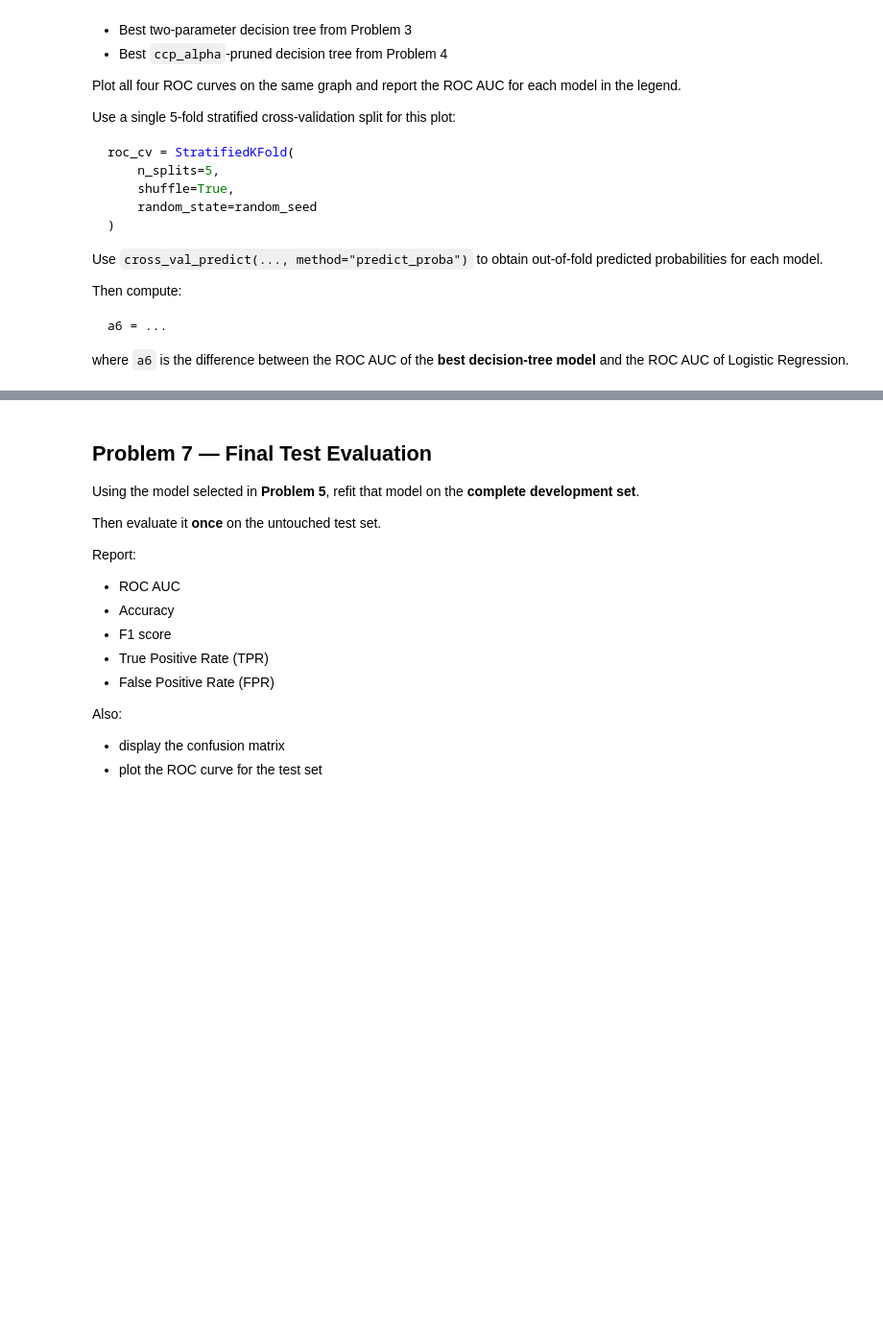
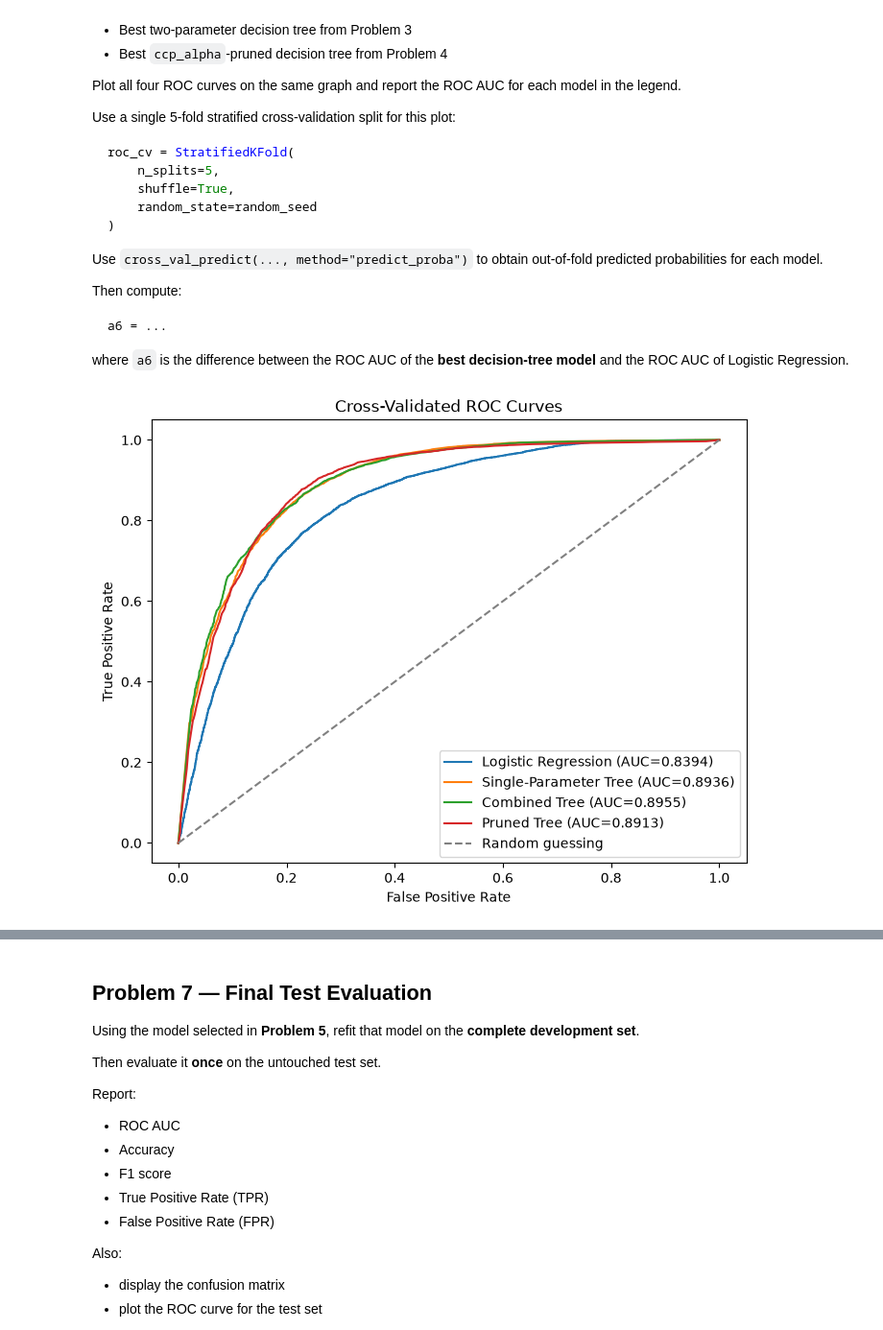
Before and after one commit to anamomds/machinelearningfall26, a Jupyter notebook: Homework_06.ipynb, the cells around one changed output, grey strips where cells are left out. Shown at 96% size. Drawn from its saved outputs; the diff is of its cells as text; code cells hidden in the pictures; blank space fills up the shorter version.

```diff
--- a/Homework_06.ipynb
+++ b/Homework_06.ipynb
@@ -965,7 +1075,7 @@ where `a4` is the selected value of `ccp_alpha`.
 # %%
 # Your answer here, NOT in the next cell
 
-a4 = 0      # Replace with the selected value of `ccp_alpha`
+a4 = best_alpha_row["ccp_alpha"]      # Replace with the selected value of `ccp_alpha`
 # %%
 # Graded Answer
 # DO NOT change this cell in any way
@@ -1065,0 +1237,55 @@ where `a6` is the difference between the ROC AUC of the **best decision-tree mod
+# %%
+models = {
+    "Logistic Regression": logistic_model,
+    "Single-Parameter Tree": best_single_tree,
+    "Combined Tree": best_combined_tree,
+    "Pruned Tree": best_pruned_tree
+}
+
+roc_results = {}
+
+plt.figure(figsize=(8, 6))
+
+for model_name, model in models.items():
+    probabilities = cross_val_predict(
+        model,
+        X_development,
+        y_development,
+        cv=roc_cv,
+        method="predict_proba",
+        n_jobs=-1
+    )[:, 1]
+
+    model_auc = roc_auc_score(
+        y_development,
+        probabilities
+    )
+
+    model_fpr, model_tpr, _ = roc_curve(
+        y_development,
+        probabilities
+    )
+
+    roc_results[model_name] = model_auc
+
+    plt.plot(
+        model_fpr,
+        model_tpr,
+        label=f"{model_name} (AUC={model_auc:.4f})"
+    )
+
+plt.plot(
+    [0, 1],
+    [0, 1],
+    linestyle="--",
+    color="gray",
+    label="Random guessing"
+)
+
+plt.xlabel("False Positive Rate")
+plt.ylabel("True Positive Rate")
+plt.title("Cross-Validated ROC Curves")
+plt.legend()
+plt.show()
+# %% [output]
+[figure, added]
```
Also changed, not shown: parts of 35 cells of this notebook.
